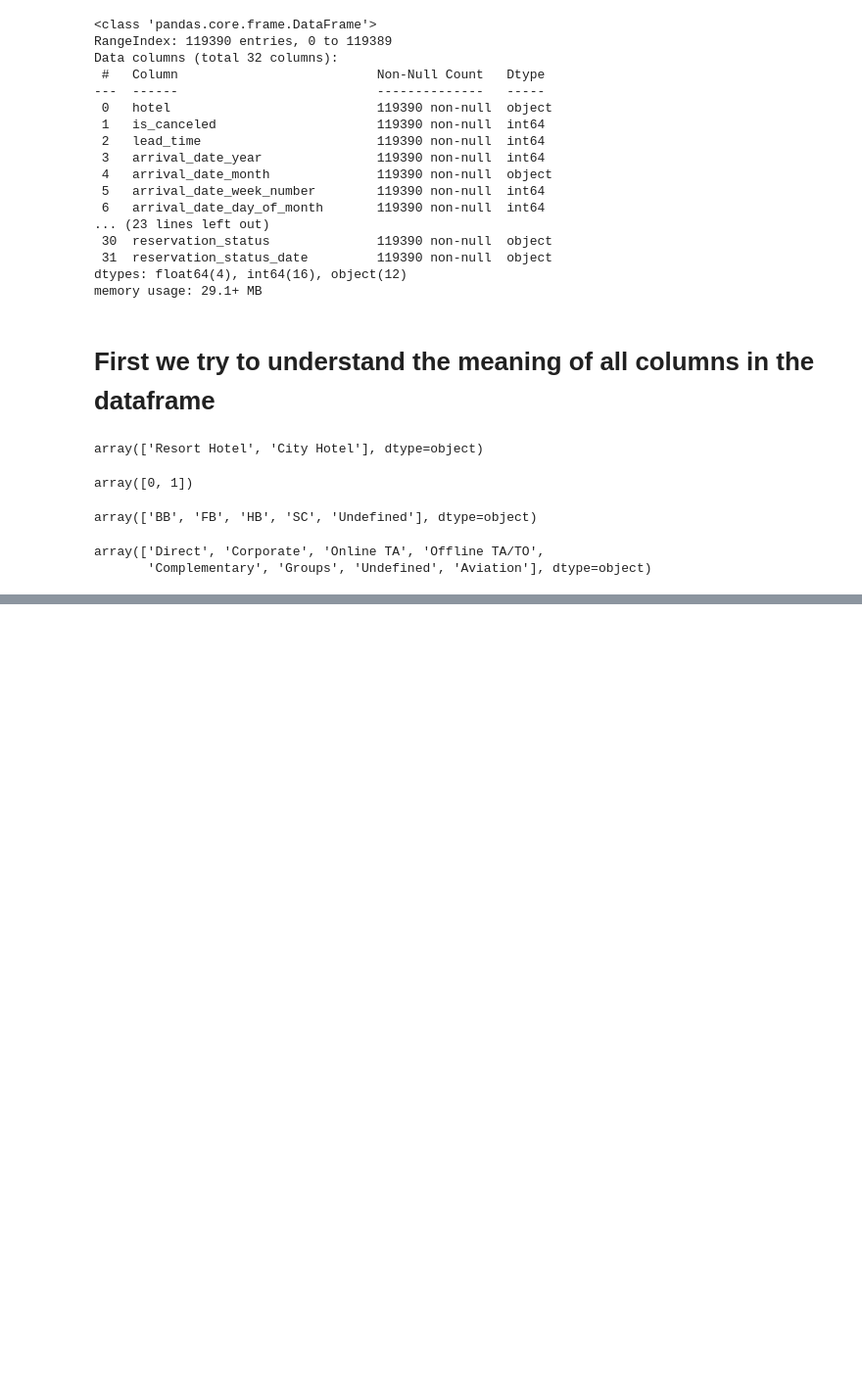
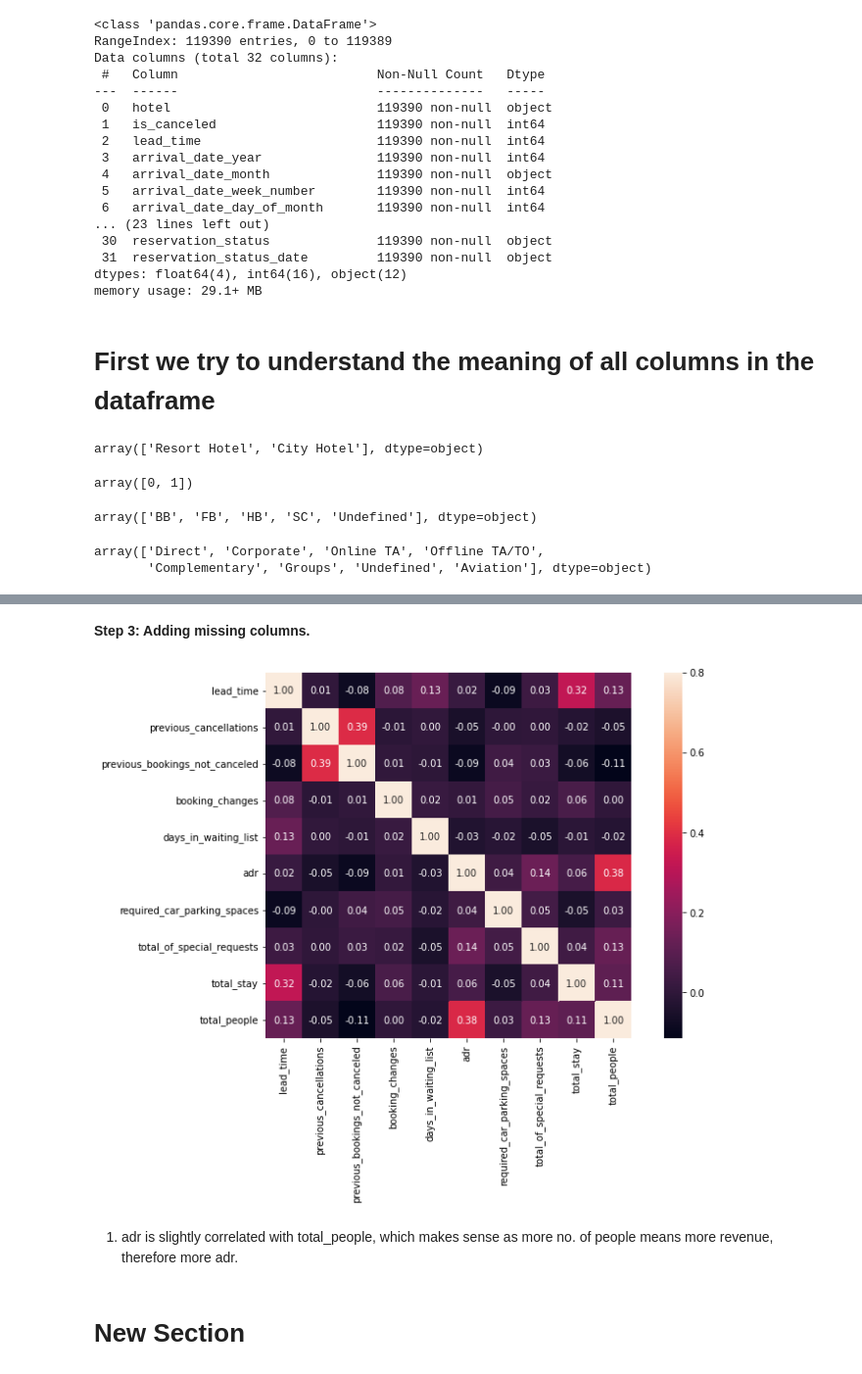
Before and after one commit to pahalvikram/EDA-on-Hotel-Booking, a Jupyter notebook: EDA_on_Hotel_Booking_Individual_Notebook.ipynb, the cells around one changed output, grey strips where cells are left out. Shown at 98% size. Saved outputs shown, nothing was run; the diff lists cells and outputs as text; code cells hidden in the pictures; blank space fills up the shorter version.

```diff
--- a/EDA_on_Hotel_Booking_Individual_Notebook.ipynb
+++ b/EDA_on_Hotel_Booking_Individual_Notebook.ipynb
@@ -88,0 +174,23 @@ array(['Direct', 'Corporate', 'Online TA', 'Offline TA/TO',
+# %%
+df['country'].fillna('others', inplace = True)
+# %% [markdown]
+**Step 3: Adding missing columns.**
+# %%
+# we are adding total staying days in hotels
+df['total_stay'] = df['stays_in_weekend_nights']+df['stays_in_week_nights']
+# %%
+# And adding total num of people as column 'total_people'.
+df['total_people'] = df['adults']+df['children']+df['babies']
+# %%
+num_df = df[['lead_time','previous_cancellations','previous_bookings_not_canceled','booking_changes','days_in_waiting_list','adr','required_car_parking_spaces','total_of_special_requests','total_stay','total_people']]
+# %%
+#correlation with matrix
+corrmat = num_df.corr()
+f, ax = plt.subplots(figsize=(12, 7))
+sns.heatmap(corrmat,annot = True,fmt='.2f', annot_kws={'size': 10},  vmax=.8, square=True);
+# %% [output]
+[figure, added]
+# %% [markdown]
+1) adr is slightly correlated with total_people, which makes sense as more no. of people means more revenue, therefore more adr.
+# %% [markdown]
+# New Section
```
Also changed, not shown: parts of 22 cells of this notebook.
